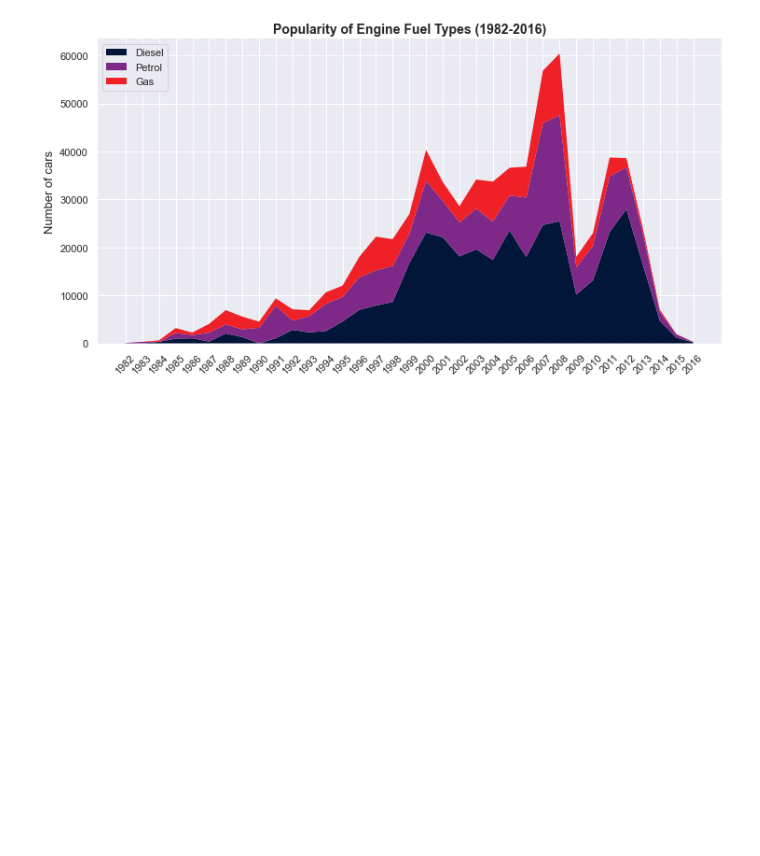
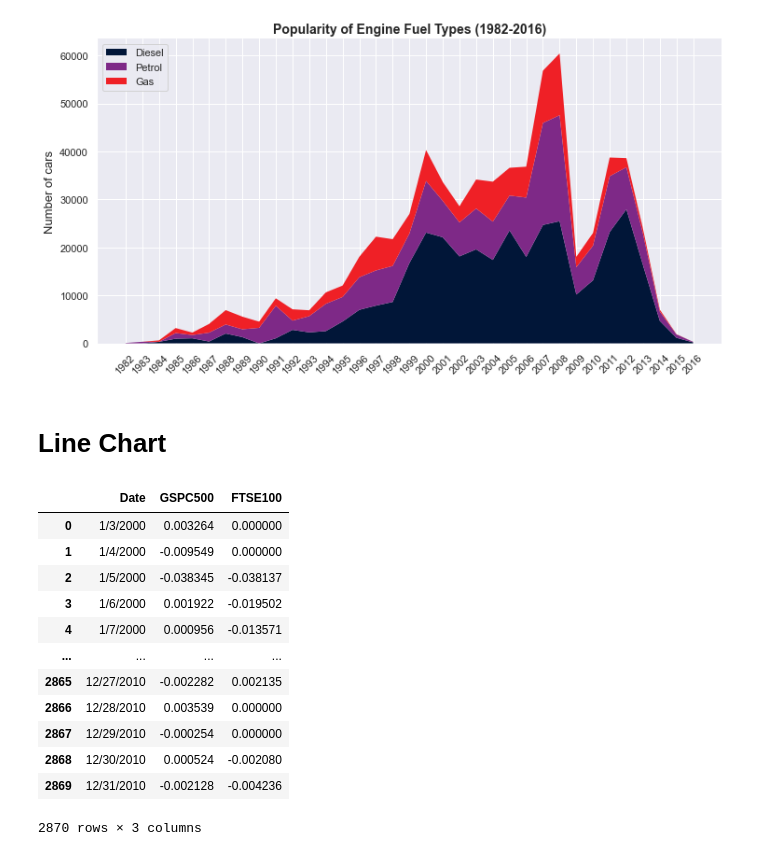
Before and after one commit to anantcodes/Data-Analysis, a Jupyter notebook: Data Visualization.ipynb, the cells around one changed output. Drawn from its saved outputs; the diff is of its cells as text; code cells hidden in the pictures; blank space fills up the shorter version.

```diff
--- a/Data Visualization.ipynb
+++ b/Data Visualization.ipynb
@@ -184,3 +184,5 @@ sns.despine()
 plt.show()
 # %% [output]
 [figure]
+# %% [markdown]
+# Line Chart
@@ -186,0 +194,17 @@ plt.show()
+# %%
+df_spx_ftse_00_10 = pd.read_csv("line_chart_data.csv")
+df_spx_ftse_00_10
+# %% [output]
+|  | Date | GSPC500 | FTSE100 |
+| 0 | 1/3/2000 | 0.003264 | 0.000000 |
+| 1 | 1/4/2000 | -0.009549 | 0.000000 |
+| 2 | 1/5/2000 | -0.038345 | -0.038137 |
+| 3 | 1/6/2000 | 0.001922 | -0.019502 |
+| 4 | 1/7/2000 | 0.000956 | -0.013571 |
+| ... | ... | ... | ... |
+| 2865 | 12/27/2010 | -0.002282 | 0.002135 |
+| 2866 | 12/28/2010 | 0.003539 | 0.000000 |
+| 2867 | 12/29/2010 | -0.000254 | 0.000000 |
+| 2868 | 12/30/2010 | 0.000524 | -0.002080 |
+| 2869 | 12/31/2010 | -0.002128 | -0.004236 |
+2870 rows × 3 columns
```
Also changed, not shown: parts of 5 cells of this notebook, 1 other file.
